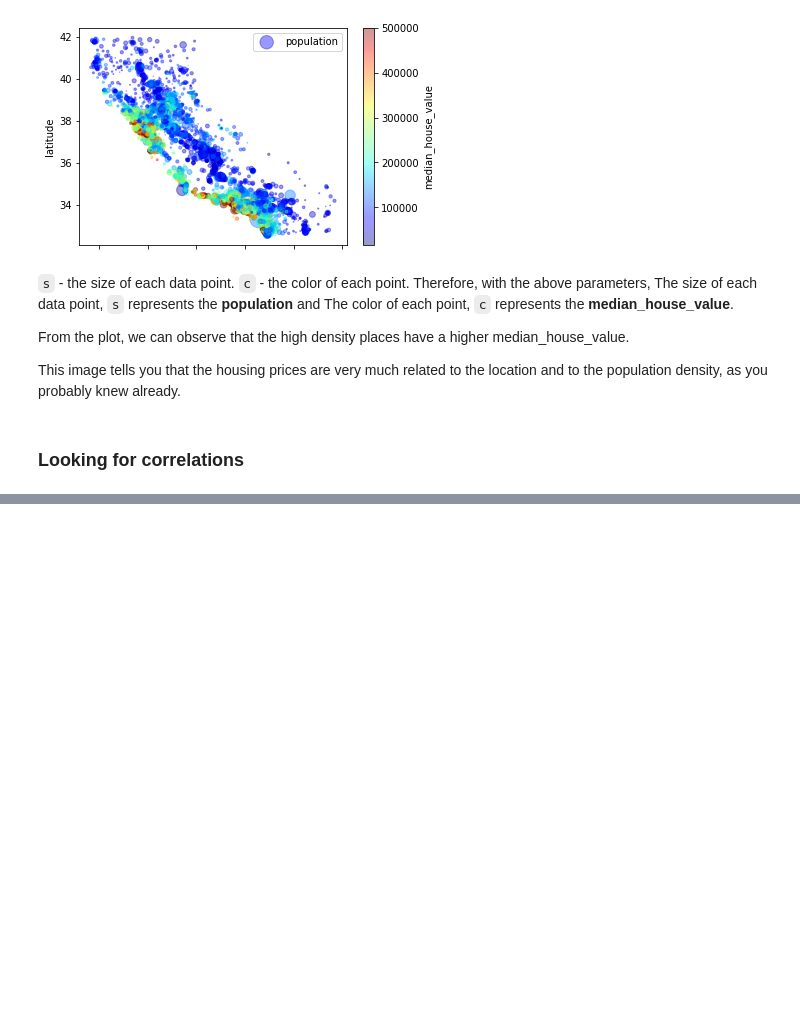
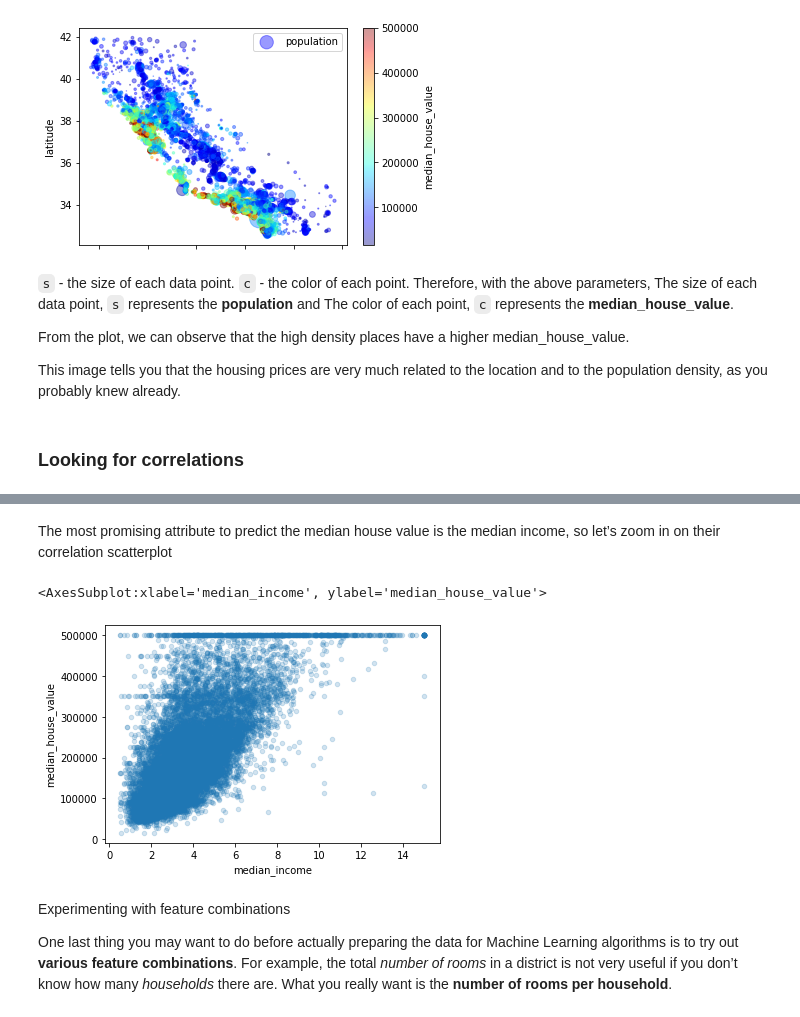
Before and after one commit to janprince/ml_housing_prices, a Jupyter notebook: housing.ipynb, the cells around one changed output, grey strips where cells are left out. Drawn from its saved outputs; the diff is of its cells as text; code cells hidden in the pictures; blank space fills up the shorter version.

Commit message:
Explored data insights, added README.md

```diff
--- a/Housing.ipynb
+++ b/housing.ipynb
@@ -238,0 +242,12 @@ This image tells you that the housing prices are very much related to the locati
+# %% [markdown]
+The most promising attribute to predict the median house value is the median income, so let’s zoom in on their correlation scatterplot
+# %%
+housing.plot(kind="scatter", x="median_income", y="median_house_value", alpha=0.2)
+# %% [output]
+<AxesSubplot:xlabel='median_income', ylabel='median_house_value'>
+[figure, added]
+# %% [markdown]
+Experimenting with feature combinations
+
+One last thing you may want to do before actually preparing the data for Machine Learning algorithms is to try out **various feature combinations**. For example, the total *number of rooms* in a district is not very useful if you don’t know how many
+*households* there are. What you really want is the **number of rooms per household**.
```
Also changed, not shown: parts of 9 cells of this notebook, 1 other file.
